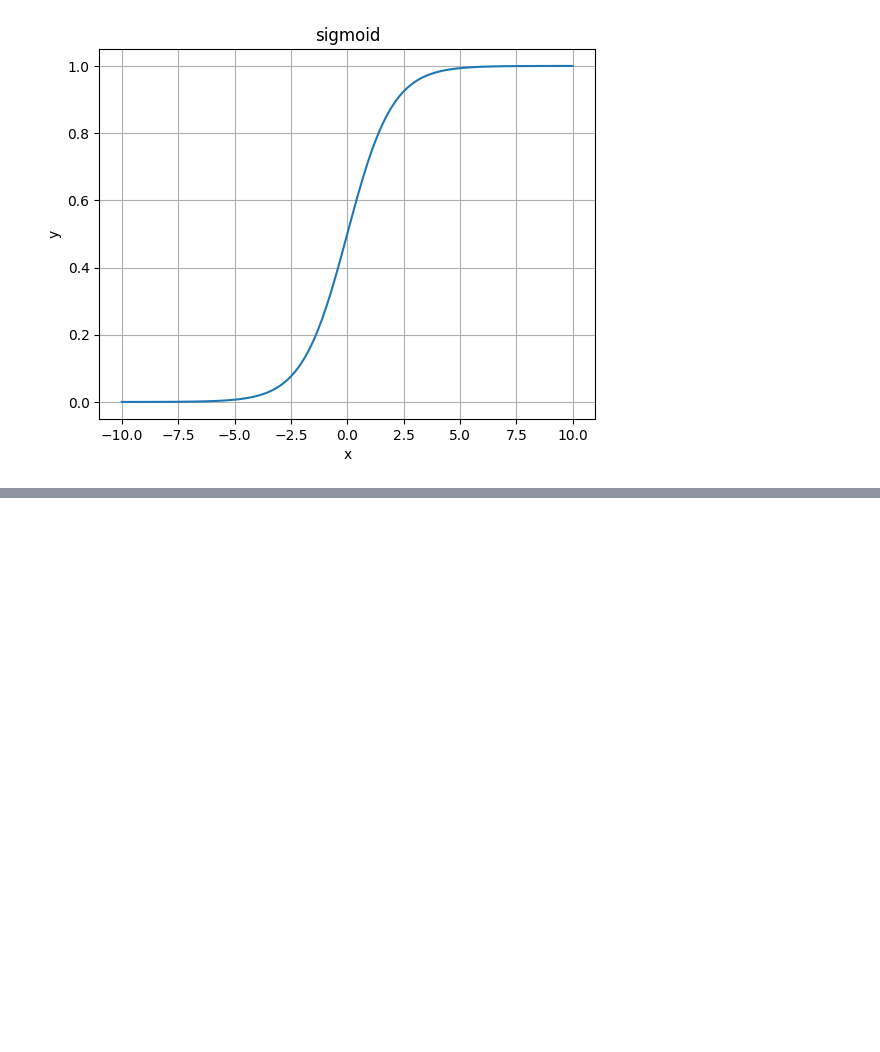
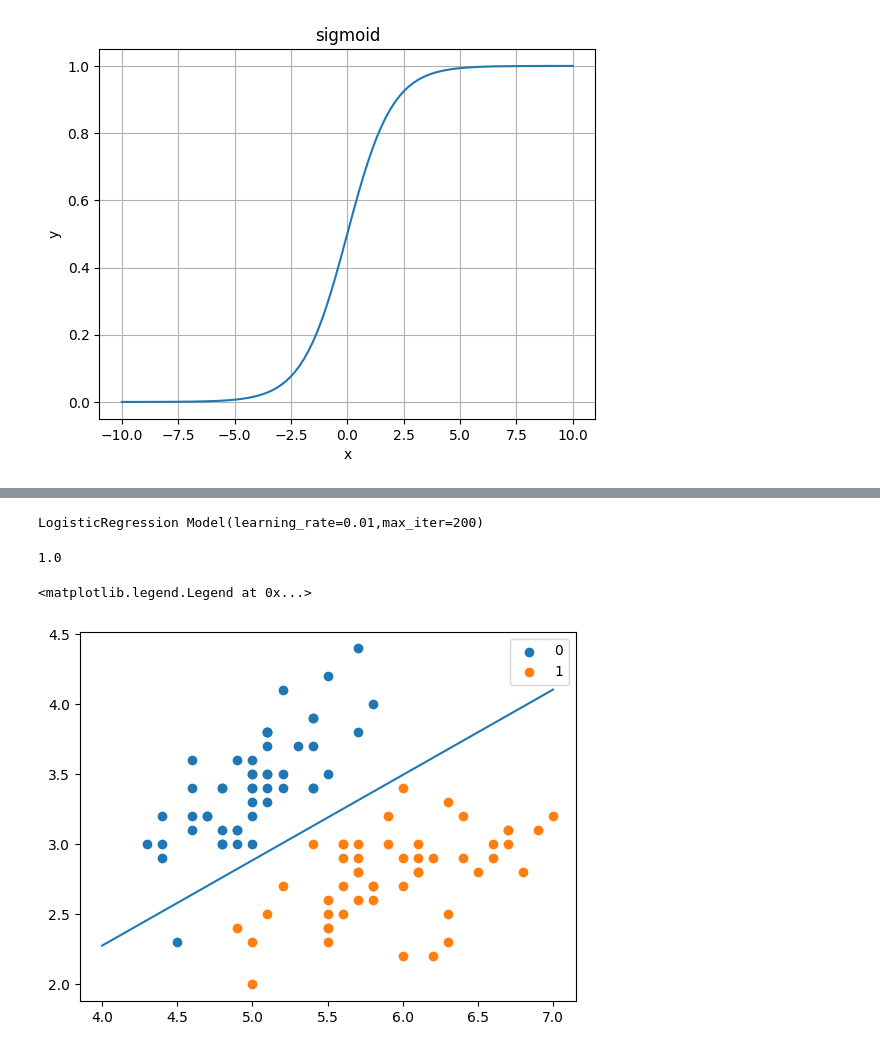
Before and after one commit to lava-chen/ML_study, a Jupyter notebook: 逻辑斯蒂回归_笔记.ipynb, the cells around one changed output, grey strips where cells are left out. Saved outputs shown, nothing was run; the diff lists cells and outputs as text; code cells hidden in the pictures; blank space fills up the shorter version.

```diff
--- a/逻辑斯蒂回归_笔记.ipynb
+++ b/逻辑斯蒂回归_笔记.ipynb
@@ -43,0 +63,12 @@ $$Log Loss=\Sigma_{(x,y)}-ylog(y')-(1-y)log(1-y')$$
+# %%
+# data
+def create_data():
+    iris = load_iris()
+    df = pd.DataFrame(iris.data, columns=iris.feature_names)
+    df['label'] = iris.target
+    df.columns = ['sepal length', 'sepal width', 'petal length', 'petal width', 'label']
+    data = np.array(df.iloc[:100, [0,1,-1]])
+    #print(data)
+    return data[:,:2], data[:,-1]
+X, y = create_data()
+X_train, X_test, y_train, y_test = train_test_split(X, y, test_size=0.3)
@@ -43,0 +115,19 @@ $$Log Loss=\Sigma_{(x,y)}-ylog(y')-(1-y)log(1-y')$$
+# %%
+lr_clf = LogisticReressionClassifier()
+lr_clf.fit(X_train, y_train)
+lr_clf.score(X_test, y_test)
+# %% [output]
+LogisticRegression Model(learning_rate=0.01,max_iter=200)
+1.0
+# %%
+x_ponits = np.arange(4, 8)
+y_ = -(lr_clf.weights[1]*x_ponits + lr_clf.weights[0])/lr_clf.weights[2]
+plt.plot(x_ponits, y_)
+
+#lr_clf.show_graph()
+plt.scatter(X[:50,0],X[:50,1], label='0')
+plt.scatter(X[50:,0],X[50:,1], label='1')
+plt.legend()
+# %% [output]
+<matplotlib.legend.Legend at 0x...>
+[figure, added]
```
Also changed, not shown: parts of 7 cells of this notebook, 2 other files.
